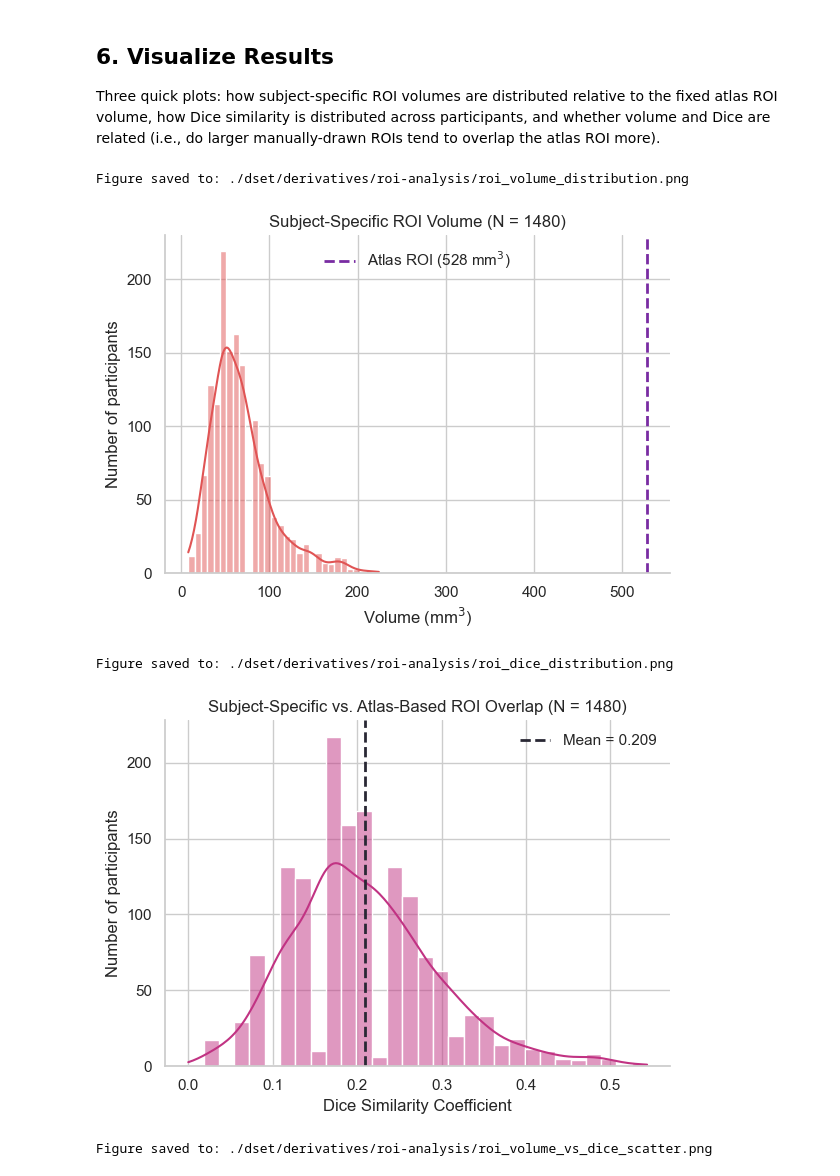
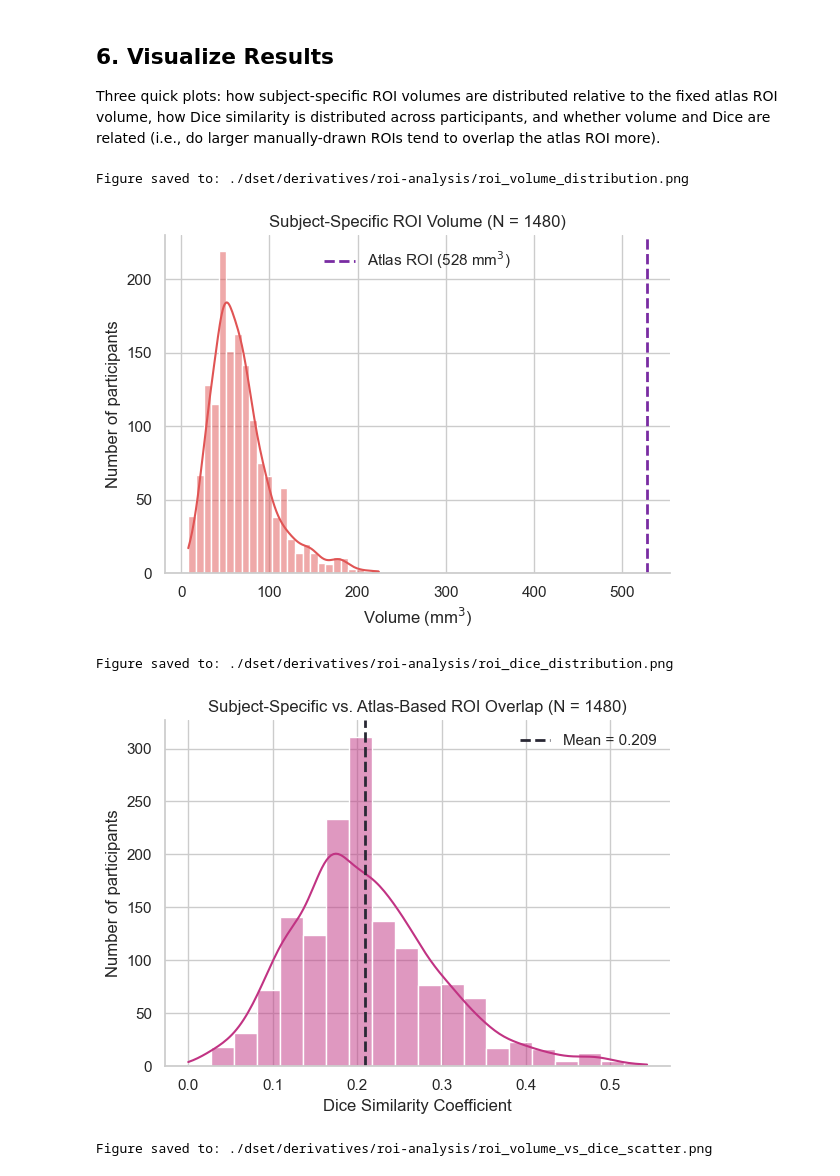
Before and after one commit to chlohamp/habenula-comparison, a Jupyter notebook: 2ai-roi-comparison.ipynb, the cells around one changed output. Drawn from its saved outputs; the diff is of its cells as text; code cells hidden in the pictures.

```diff
--- a/2ai-roi-comparison.ipynb
+++ b/2ai-roi-comparison.ipynb
@@ -219,7 +219,7 @@ sns.set_theme(style="whitegrid")
 # --- Subject-specific ROI volume distribution vs. atlas ROI volume ---
 fig, ax = plt.subplots(figsize=(6, 4.5))
 sns.histplot(
-    df_results["subj_volume_mm3"], bins=30, kde=True, color="#E05454",
+    df_results["subj_volume_mm3"], bins=25, kde=True, color="#E05454",
     edgecolor="white", ax=ax,
 )
 ax.axvline(atlas_volume_mm3, color="#792CA2", linestyle="--", linewidth=2,
@@ -237,29 +237,29 @@ print(f"Figure saved to: {fig_path}")
 plt.show()
 # %% [output]
 Figure saved to: ./dset/derivatives/roi-analysis/roi_volume_distribution.png
-[figure, old version]
+[figure, new version]
 # %%
 # --- Dice coefficient distribution ---
 fig, ax = plt.subplots(figsize=(6, 4.5))
 sns.histplot(
-    df_results["dice"], bins=30, kde=True, color="#C13383", edgecolor="white", ax=ax,
+    df_results["dice"], bins=20, kde=True, color="#C13383", edgecolor="white", ax=ax,
 )
 ax.axvline(df_results["dice"].mean(), color="#292834", linestyle="--", linewidth=2,
            label=f"Mean = {df_results['dice'].mean():.3f}")
 ax.set_xlabel("Dice Similarity Coefficient")
 ax.set_ylabel("Number of participants")
 ax.set_title(f"Subject-Specific vs. Atlas-Based ROI Overlap (N = {len(df_results)})")
 ax.legend(frameon=False)
 sns.despine(ax=ax)
 fig.tight_layout()
 
 fig_path = op.join(output_dir, "roi_dice_distribution.png")
 fig.savefig(fig_path, dpi=300, bbox_inches="tight")
 print(f"Figure saved to: {fig_path}")
 plt.show()
 # %% [output]
 Figure saved to: ./dset/derivatives/roi-analysis/roi_dice_distribution.png
-[figure, old version]
+[figure, new version]
 # %%
 # --- Volume vs. Dice relationship ---
 fig, ax = plt.subplots(figsize=(6, 4.5))
```
